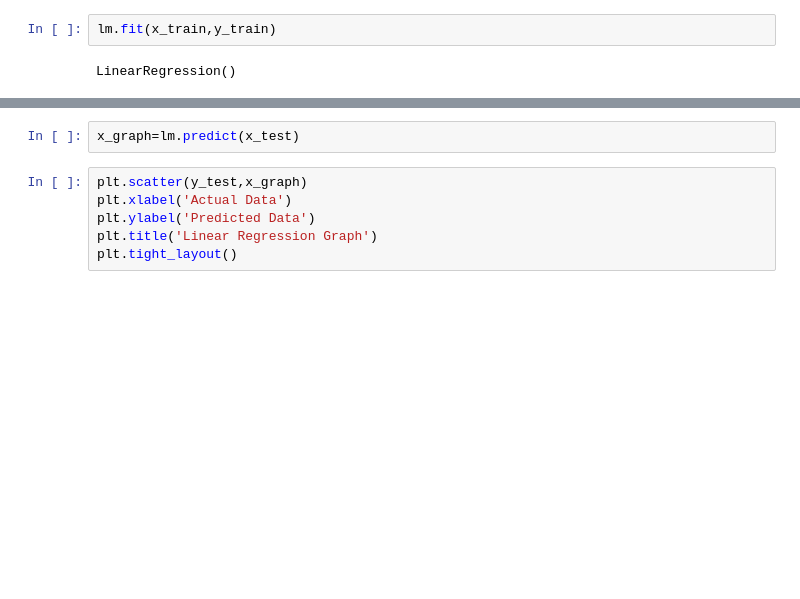
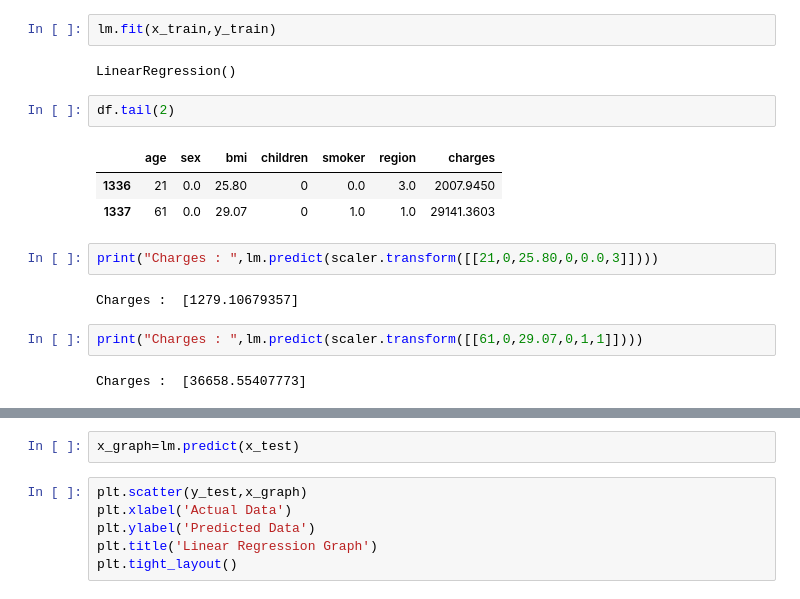
Before and after one commit to Arkul2023/Meta-Scifor-Technologies, a Jupyter notebook: Python Test (SOLVED)/ML--Test--2.ipynb, the cells around one changed output, grey strips where cells are left out. Saved outputs shown, nothing was run; the diff lists cells and outputs as text; blank space fills up the shorter version.

```diff
--- a/Python Test (SOLVED)/ML--Test--2.ipynb
+++ b/Python Test (SOLVED)/ML--Test--2.ipynb
@@ -224,6 +160,20 @@ lm=LinearRegression()
 lm.fit(x_train,y_train)
 # %% [output]
 LinearRegression()
+# %%
+df.tail(2)
+# %% [output]
+|  | age | sex | bmi | children | smoker | region | charges |
+| 1336 | 21 | 0.0 | 25.80 | 0 | 0.0 | 3.0 | 2007.9450 |
+| 1337 | 61 | 0.0 | 29.07 | 0 | 1.0 | 1.0 | 29141.3603 |
+# %%
+print("Charges : ",lm.predict(scaler.transform([[21,0,25.80,0,0.0,3]])))
+# %% [output]
+Charges :  [1279.10679357]
+# %%
+print("Charges : ",lm.predict(scaler.transform([[61,0,29.07,0,1,1]])))
+# %% [output]
+Charges :  [36658.55407773]
 # %%
 lm.score(x_train,y_train)
 # %% [output]
```
Also changed, not shown: parts of 63 cells of this notebook.
